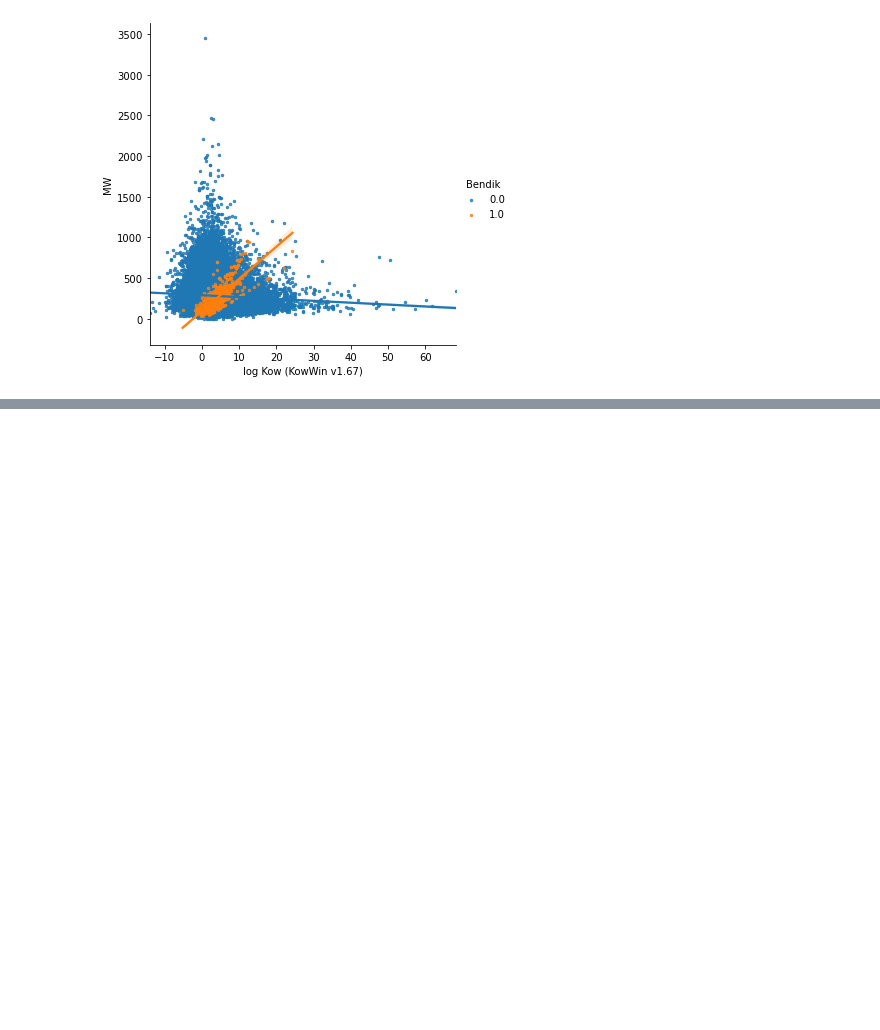
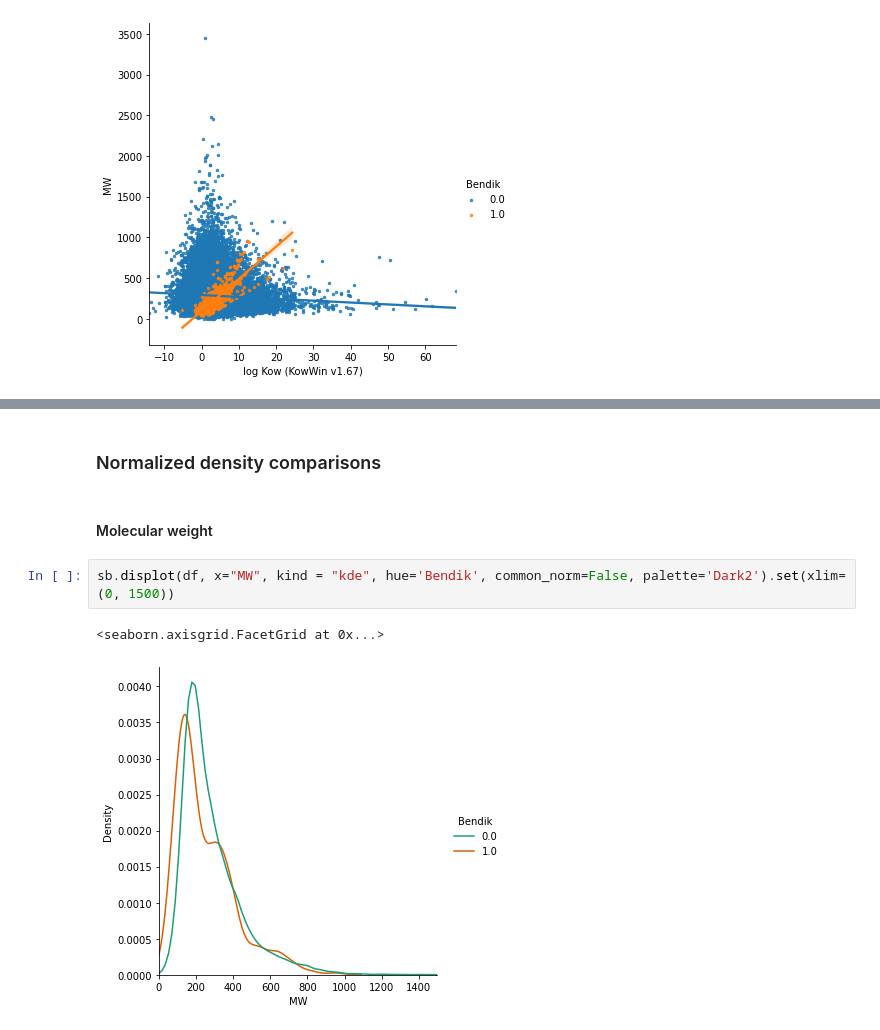
Before and after one commit to hannahgathu/Thesis-Bias-Experiments, a Jupyter notebook: Comparison of both datasets.ipynb, the cells around one changed output, grey strips where cells are left out. Drawn from its saved outputs; the diff is of its cells as text; blank space fills up the shorter version.

```diff
--- a/Comparison of both datasets.ipynb
+++ b/Comparison of both datasets.ipynb
@@ -23,0 +54,9 @@ sb.pairplot(df, vars=['log Kow (KowWin v1.67)','MW','BIOWIN3',], hue='Bendik', p
+# %% [markdown]
+### Normalized density comparisons
+# %% [markdown]
+#### Molecular weight
+# %%
+sb.displot(df, x="MW", kind = "kde", hue='Bendik', common_norm=False, palette='Dark2').set(xlim=(0, 1500))
+# %% [output]
+<seaborn.axisgrid.FacetGrid at 0x...>
+[figure, added]
```
Also changed, not shown: parts of 19 cells of this notebook, 2 other files.
